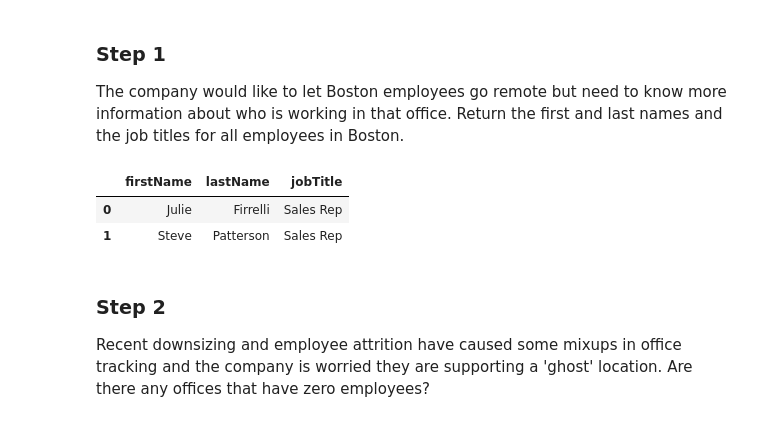
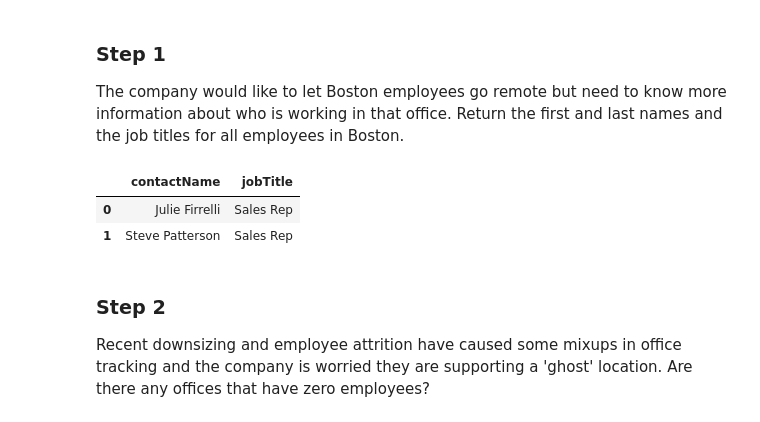
Before and after one commit to ethersammy029-cmyk/DS_Course1_Week1_Module3_SQLTables, a Jupyter notebook: SQLJoinsSubQueriesLab.ipynb, the cells around one changed output. Saved outputs shown, nothing was run; the diff lists cells and outputs as text; code cells hidden in the pictures.

```diff
--- a/SQLJoinsSubQueriesLab.ipynb
+++ b/SQLJoinsSubQueriesLab.ipynb
@@ -57,20 +57,19 @@ The company would like to let Boston employees go remote but need to know more i
 # %%
 # CodeGrade step1
 # Replace None with your code
 df_boston = pd.read_sql("""
 SELECT
-    e.firstName,
-    e.lastName,
+    e.firstName || ' ' || e.lastName AS contactName,
     e.jobTitle
 FROM employees e
 JOIN offices o ON e.officeCode = o.officeCode
 WHERE o.city = 'Boston';
 """,conn)
 df_boston
 # %% [output]
-|  | firstName | lastName | jobTitle |
-| 0 | Julie | Firrelli | Sales Rep |
-| 1 | Steve | Patterson | Sales Rep |
+|  | contactName | jobTitle |
+| 0 | Julie Firrelli | Sales Rep |
+| 1 | Steve Patterson | Sales Rep |
 # %% [markdown]
 ### Step 2
 
```
Also changed, not shown: parts of 3 cells of this notebook, 1 other file.
